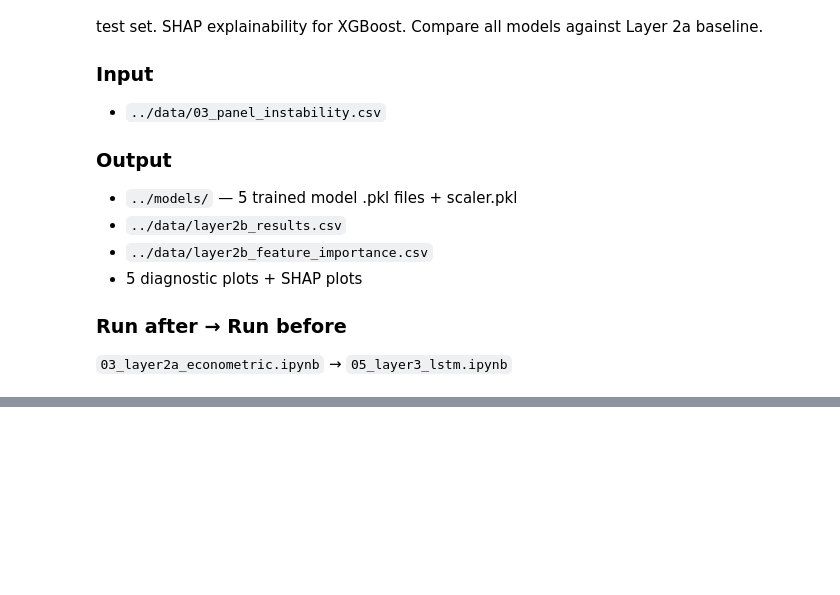
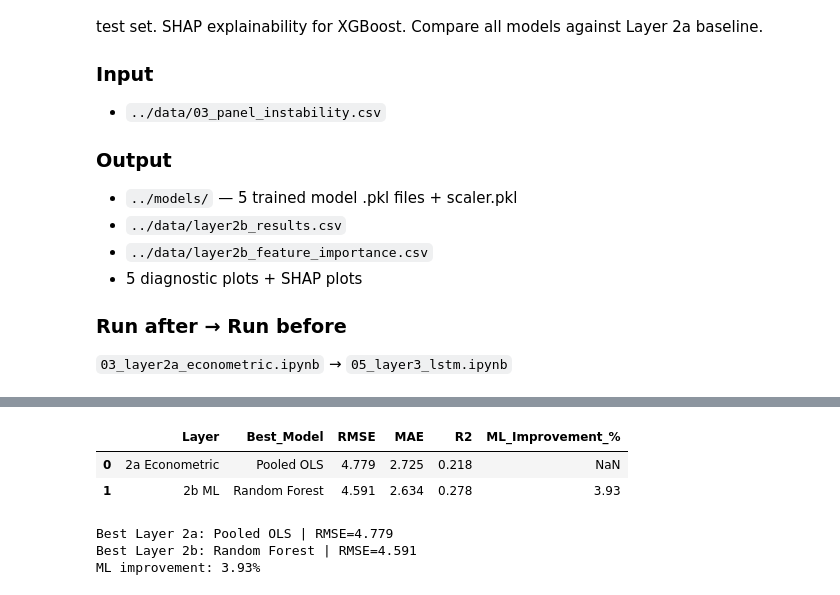
Before and after one commit to debottamc2002/Final_Project, a Jupyter notebook: major_project/04_layer2b_ml_models.ipynb, the cells around one changed output, grey strips where cells are left out. Saved outputs shown, nothing was run; the diff lists cells and outputs as text; code cells hidden in the pictures; blank space fills up the shorter version.

```diff
--- a/major_project/04_layer2b_ml_models.ipynb
+++ b/major_project/04_layer2b_ml_models.ipynb
@@ -381,0 +408,62 @@ Forecast rows: 513
+# %%
+layer2a_results = pd.read_csv("data/layer2a_results.csv")
+layer2b_results = pd.read_csv("data/layer2b_results.csv")
+
+main_2b = layer2b_results[
+    layer2b_results["Period"] == "Post-COVID test (2022-23)"
+].copy()
+
+best_2a = layer2a_results.loc[
+    layer2a_results["RMSE"].idxmin()
+]
+
+best_2b = main_2b.loc[
+    main_2b["RMSE"].idxmin()
+]
+
+improvement = (
+    (best_2a["RMSE"] - best_2b["RMSE"])
+    / best_2a["RMSE"]
+    * 100
+)
+
+comparison_summary = pd.DataFrame([
+    {
+        "Layer": "2a Econometric",
+        "Best_Model": best_2a["Model"],
+        "RMSE": best_2a["RMSE"],
+        "MAE": best_2a["MAE"],
+        "R2": best_2a["R2"],
+    },
+    {
+        "Layer": "2b ML",
+        "Best_Model": best_2b["Model"],
+        "RMSE": best_2b["RMSE"],
+        "MAE": best_2b["MAE"],
+        "R2": best_2b["R2"],
+    },
+])
+
+comparison_summary["ML_Improvement_%"] = np.nan
+comparison_summary.loc[
+    comparison_summary["Layer"] == "2b ML",
+    "ML_Improvement_%",
+] = round(improvement, 2)
+
+comparison_summary.to_csv(
+    "data/layer2a_vs_2b_summary.csv",
+    index=False,
+)
+
+display(comparison_summary)
+
+print(f"Best Layer 2a: {best_2a['Model']} | RMSE={best_2a['RMSE']:.3f}")
+print(f"Best Layer 2b: {best_2b['Model']} | RMSE={best_2b['RMSE']:.3f}")
+print(f"ML improvement: {improvement:.2f}%")
+# %% [output]
+|  | Layer | Best_Model | RMSE | MAE | R2 | ML_Improvement_% |
+| 0 | 2a Econometric | Pooled OLS | 4.779 | 2.725 | 0.218 | NaN |
+| 1 | 2b ML | Random Forest | 4.591 | 2.634 | 0.278 | 3.93 |
+Best Layer 2a: Pooled OLS | RMSE=4.779
+Best Layer 2b: Random Forest | RMSE=4.591
+ML improvement: 3.93%
```
Also changed, not shown: parts of 18 cells of this notebook, 9 other files.
